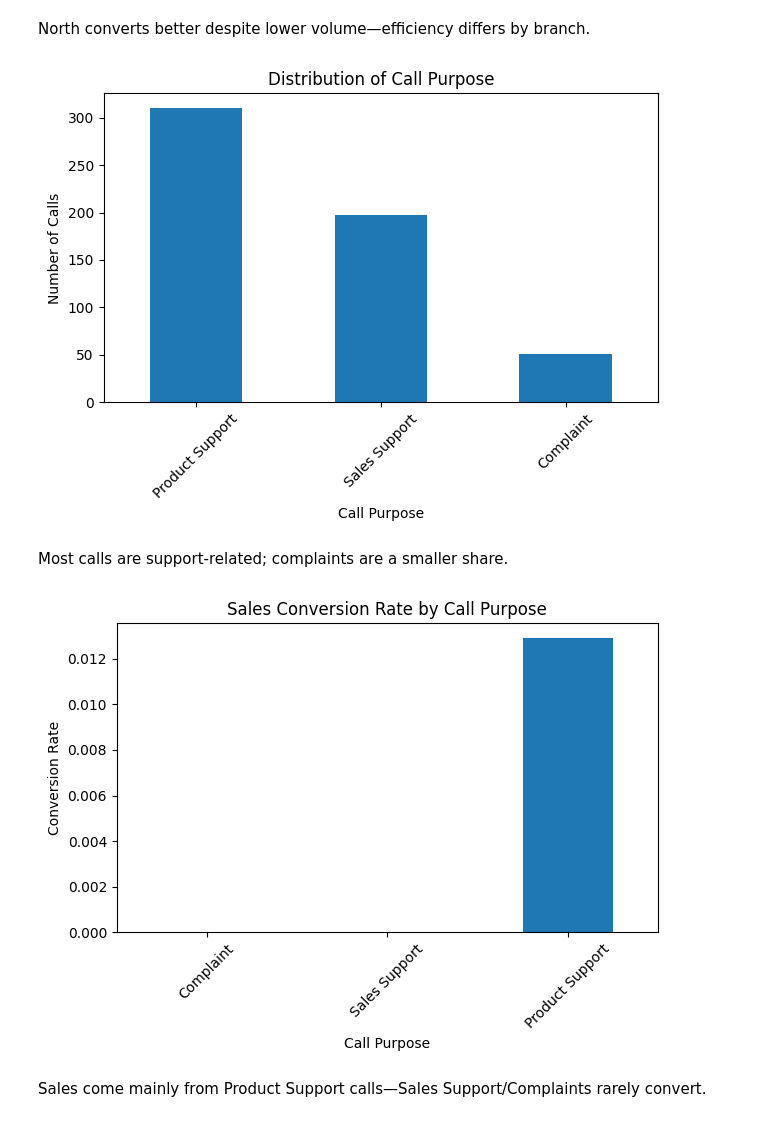
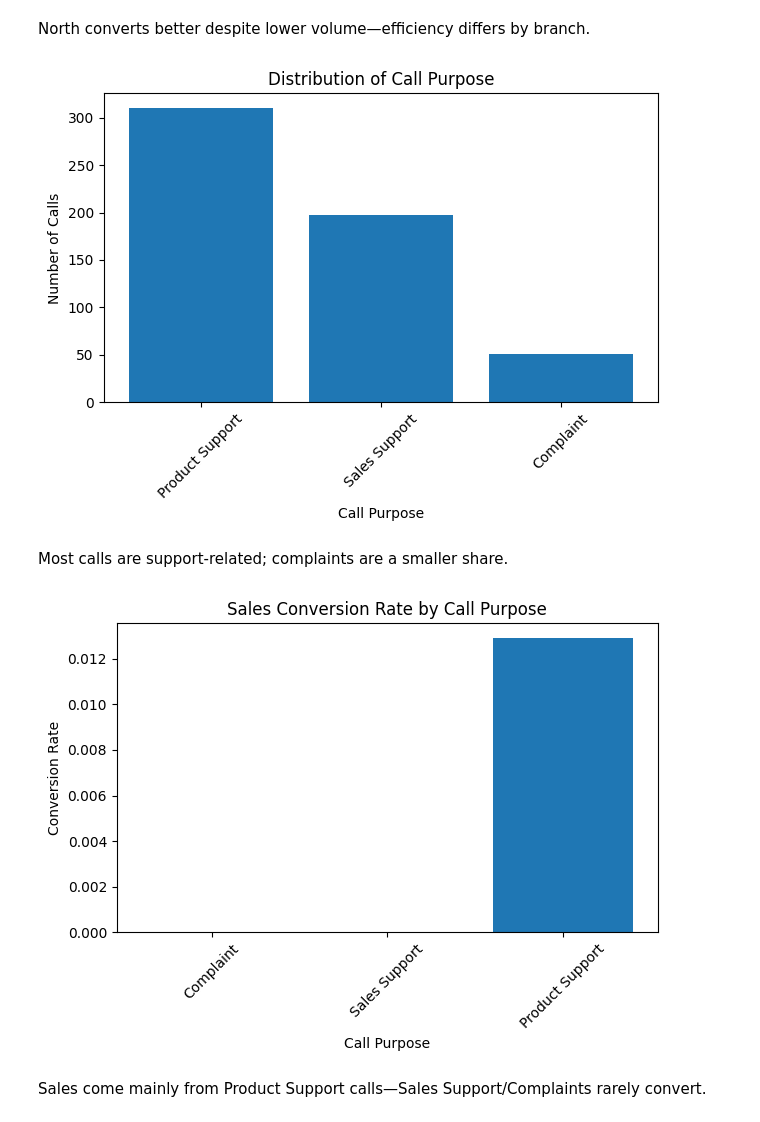
Before and after one commit to apurba007/MSDS670-Data-Visualization, a Jupyter notebook: week5.ipynb, the cells around one changed output. Saved outputs shown, nothing was run; the diff lists cells and outputs as text; code cells hidden in the pictures.

```diff
--- a/week5.ipynb
+++ b/week5.ipynb
@@ -78,24 +80,26 @@ plt.tight_layout(); plt.show()
 North converts better despite lower volume—efficiency differs by branch.
 # %%
 # Distribution of Call Purpose
-df['Call_Purpose'].value_counts().plot(kind='bar')
+s = df['Call_Purpose'].value_counts()
+plt.bar(s.index, s.values)
 plt.title('Distribution of Call Purpose')
 plt.xlabel('Call Purpose'); plt.ylabel('Number of Calls')
 plt.xticks(rotation=45)
 plt.tight_layout(); plt.show()
 # %% [output]
-[figure, old version]
+[figure, new version]
 # %% [markdown]
 Most calls are support-related; complaints are a smaller share.
 # %%
 # Conversion Rate by Call Purpose
-df.groupby('Call_Purpose')['Sale_Flag'].mean().sort_values().plot(kind='bar')
+s = df.groupby('Call_Purpose')['Sale_Flag'].mean().sort_values()
+plt.bar(s.index, s.values)
 plt.title('Sales Conversion Rate by Call Purpose')
 plt.xlabel('Call Purpose'); plt.ylabel('Conversion Rate')
 plt.xticks(rotation=45)
 plt.tight_layout(); plt.show()
 # %% [output]
-[figure, old version]
+[figure, new version]
 # %% [markdown]
 Sales come mainly from Product Support calls—Sales Support/Complaints rarely convert.
 # %%
```
Also changed, not shown: parts of 4 cells of this notebook.
